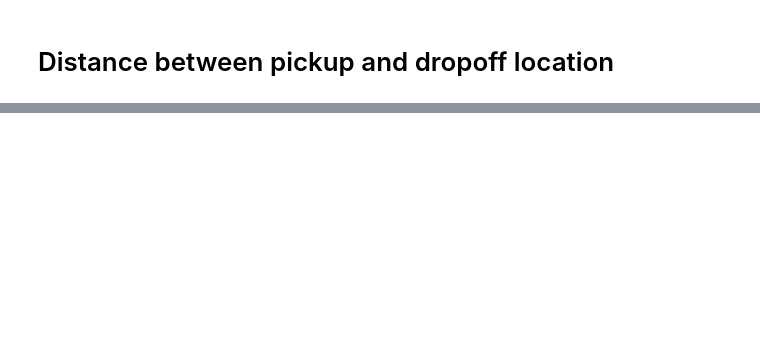
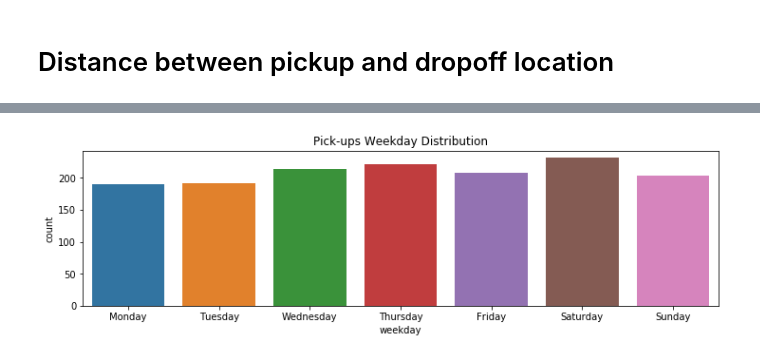
Before and after one commit to jungi21cc/taxi, a Jupyter notebook: taxi_EDA_integrated.ipynb, the cells around one changed output, grey strips where cells are left out. Cells and saved outputs as stored; diff of their text form; code cells hidden in the pictures; blank space fills up the shorter version.

```diff
--- a/taxi_EDA_integrated.ipynb
+++ b/taxi_EDA_integrated.ipynb
@@ -190,0 +217,16 @@ train_sample.head(5)
+# %%
+# 요일별 Pick-up Distribution
+plt.figure(figsize=(12,3))
+
+data = train.groupby('pick_dayofweek').aggregate({'id':'count'}).reset_index()
+sns.barplot(x='pick_dayofweek', y='id', data=data)
+
+
+plt.title('Pick-ups Weekday Distribution')
+plt.xlabel('weekday')
+plt.xticks(range(0,7), calendar.day_name[0:7])
+plt.ylabel('count')
+
+plt.show()
+# %% [output]
+[figure, added]
```
Also changed, not shown: parts of 29 cells of this notebook.
